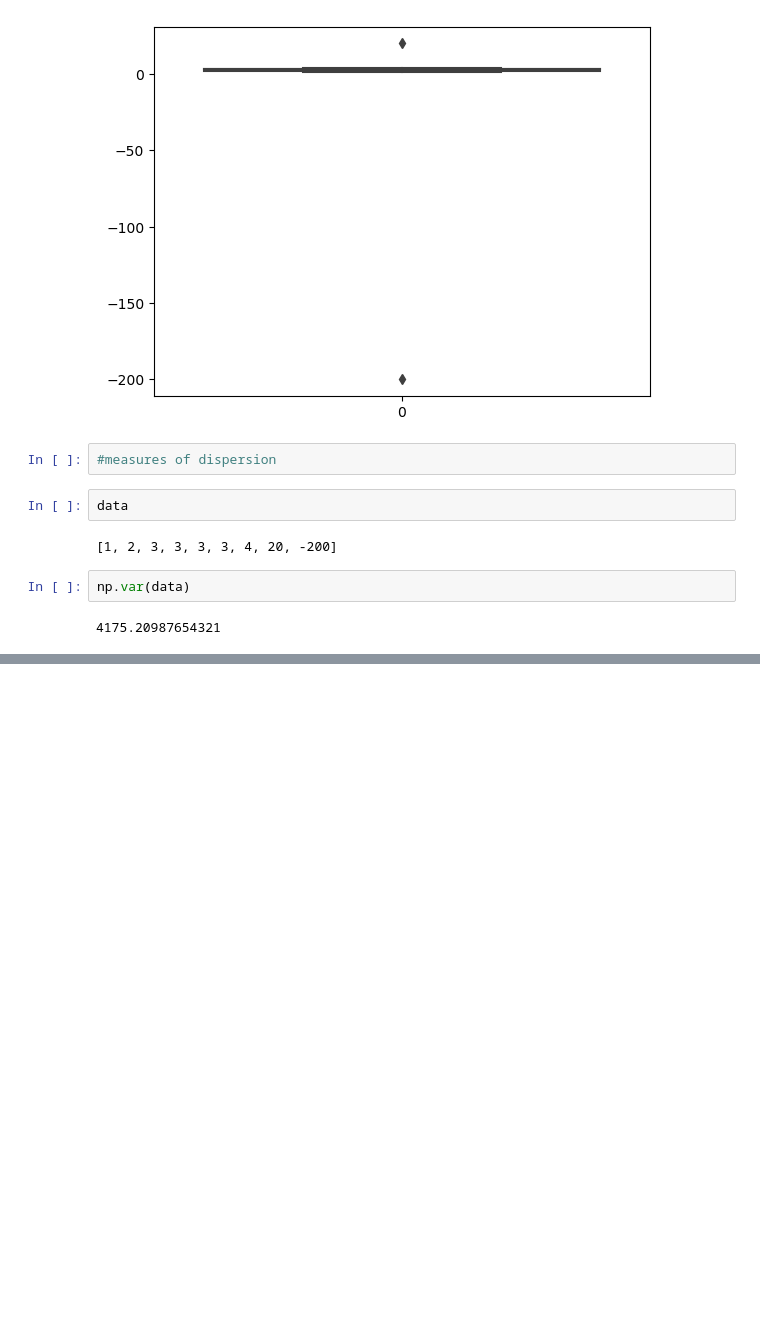
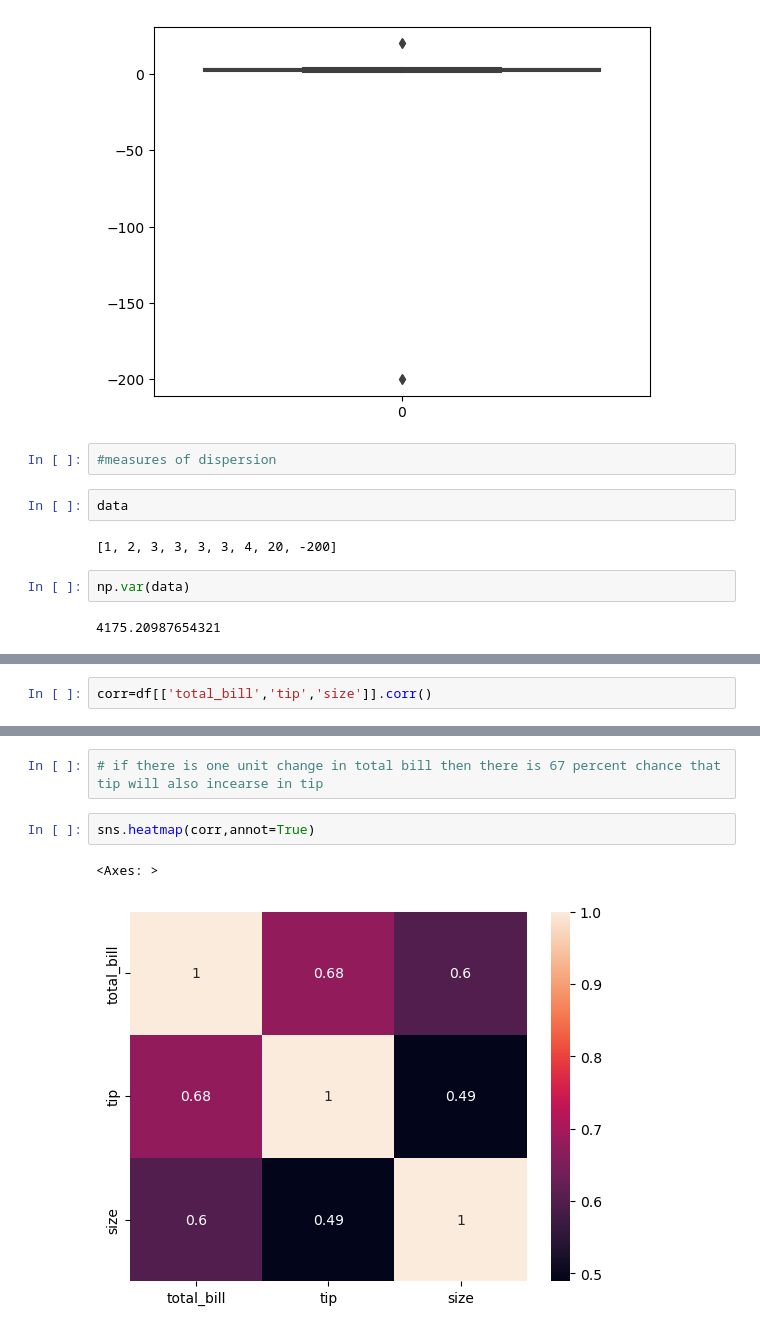
Before and after one commit to Kusu5Dec/statistics, a Jupyter notebook: statistics_implementation-2.ipynb, the cells around one changed output, grey strips where cells are left out. Saved outputs shown, nothing was run; the diff lists cells and outputs as text; blank space fills up the shorter version.

```diff
--- a/statistics_implementation-2.ipynb
+++ b/statistics_implementation-2.ipynb
@@ -140,0 +207,2 @@ np.var(data)
+# %%
+corr=df[['total_bill','tip','size']].corr()
@@ -140,0 +223,7 @@ np.var(data)
+# %%
+# if there is one unit change in total bill then there is 67 percent chance that tip will also incearse in tip
+# %%
+sns.heatmap(corr,annot=True)
+# %% [output]
+<Axes: >
+[figure, added]
```
Also changed, not shown: parts of 99 cells of this notebook.
